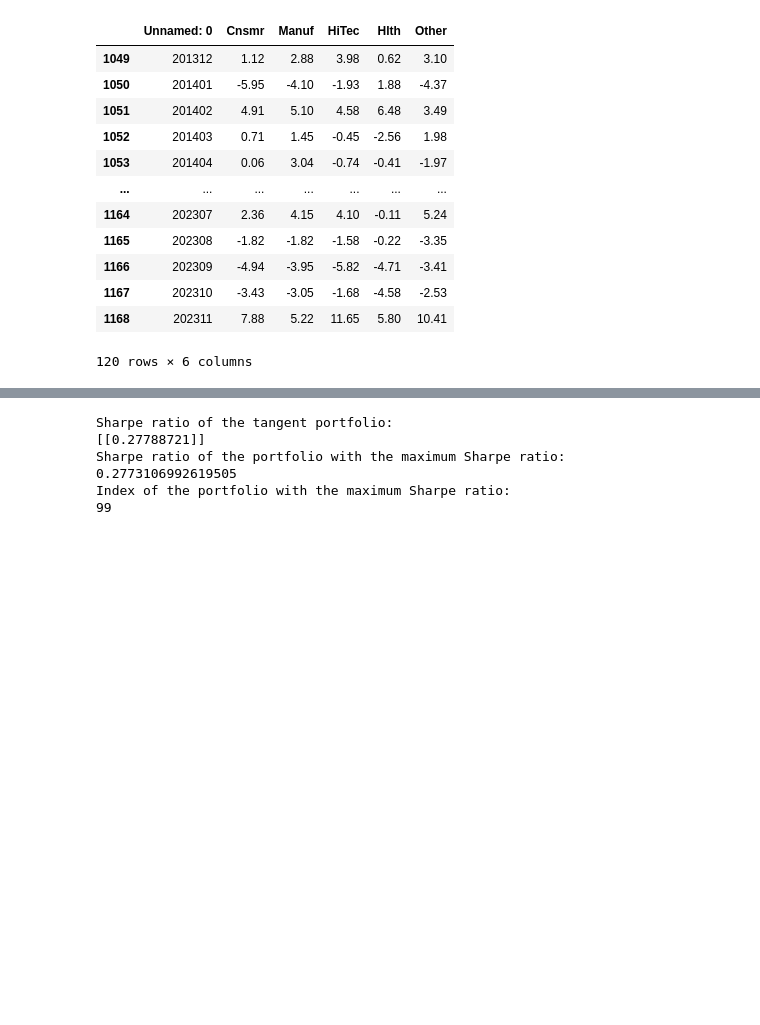
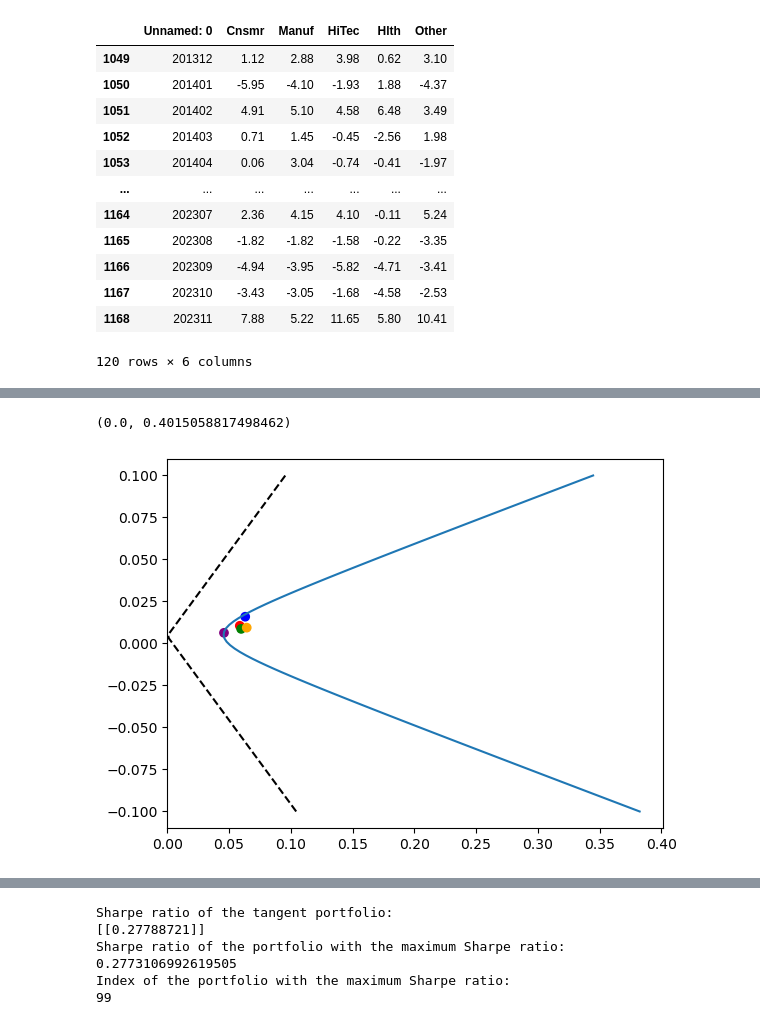
Before and after one commit to DominicPrenovost/TP1-Gestion-de-pf, a Jupyter notebook: Partie A.ipynb, the cells around one changed output, grey strips where cells are left out. Cells and saved outputs as stored; diff of their text form; code cells hidden in the pictures; blank space fills up the shorter version.

```diff
--- a/Partie A.ipynb
+++ b/Partie A.ipynb
@@ -111,0 +129,11 @@ plt.scatter(variance, z_bar, c=colors)
+# %%
+colors = ['red', 'green', 'blue', 'purple', 'orange']
+
+plt.plot(Z, target_ret, linestyle='--', color='black')
+
+plt.plot(sigma_v1, target_ret, linestyle='-')
+plt.scatter(np.sqrt(variance), z_bar, c=colors)
+plt.xlim(0)
+# %% [output]
+(0.0, 0.4015058817498462)
+[figure, added]
```
Also changed, not shown: parts of 9 cells of this notebook.
